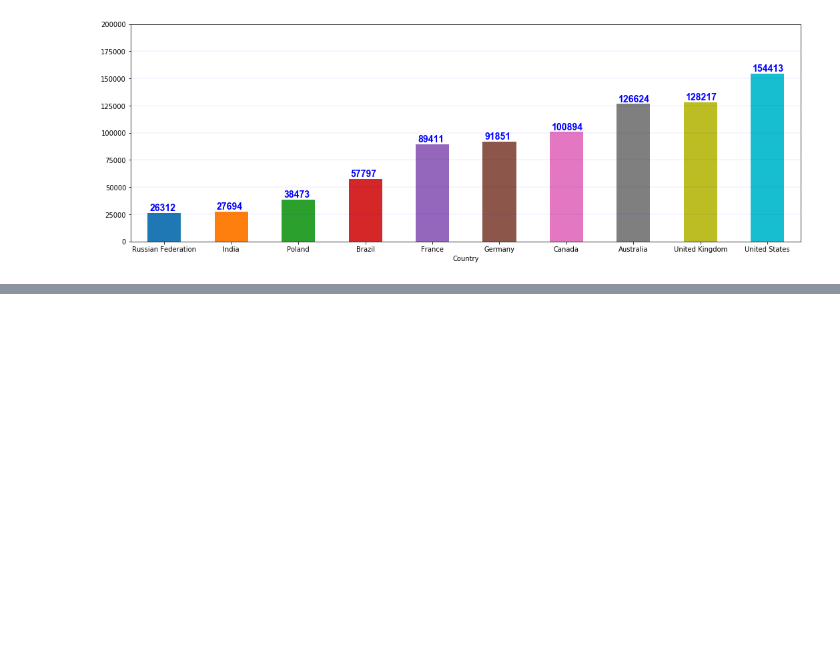
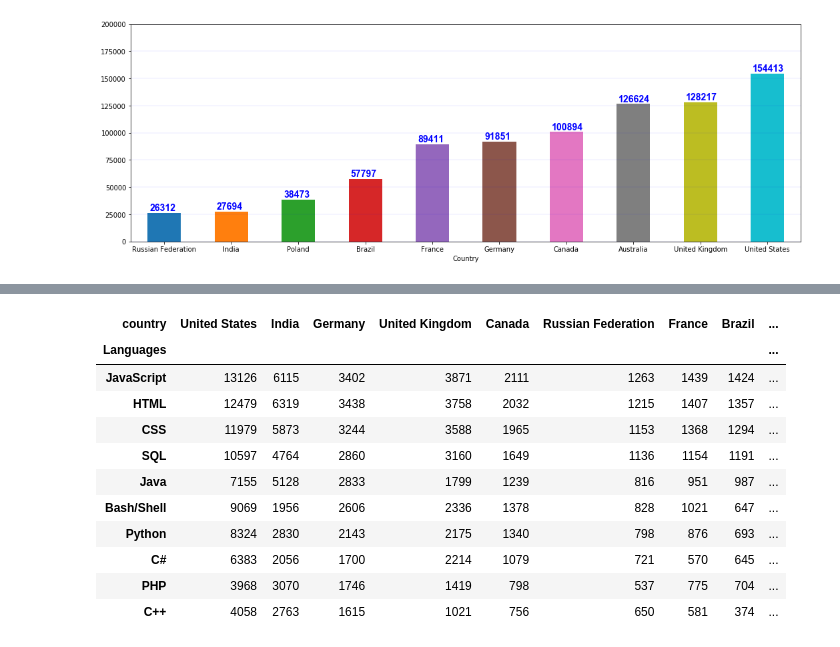
Before and after one commit to MadhukaraBS/python-challenge, a Jupyter notebook: Project-1/TechAnalysis.ipynb, the cells around one changed output, grey strips where cells are left out. Cells and saved outputs as stored; diff of their text form; code cells hidden in the pictures; blank space fills up the shorter version.

Commit message:
Updated code to use collections

```diff
--- a/Project-1/TechAnalysis.ipynb
+++ b/Project-1/TechAnalysis.ipynb
@@ -208,3 +208,9 @@ A value is trying to be set on a copy of a slice from a DataFrame
 See the caveats in the documentation: http://pandas.pydata.org/pandas-docs/stable/indexing.html#indexing-view-versus-copy
   if __name__ == '__main__':
 [figure]
+# %%
+top_lang
+sal_df = sel_df_c[['Country', 'LanguageWorkedWith']]
+sal_df.dropna(subset=['LanguageWorkedWith'], inplace=True)
+sal_df.head()
+top_countries
@@ -210,0 +232,30 @@ See the caveats in the documentation: http://pandas.pydata.org/pandas-docs/stabl
+# %%
+from collections import Counter
+
+grouped_languages = sal_df.groupby('Country')['LanguageWorkedWith'].agg(lambda col: ';'.join(col))
+
+rows = []
+
+for country, languages in grouped_languages.iteritems():
+    counts = Counter(languages.split(';'))
+    rows.append([country] + [counts.get(lang, 0) for lang in top_lang])
+
+new_df = pd.DataFrame.from_records(rows, columns=['country'] + top_lang)
+new_df = new_df.set_index('country')
+new_df
+aa = new_df.T[top_countries]
+aa.index.name='Languages'
+aa
+# %% [output]
+| country | United States | India | Germany | United Kingdom | Canada | Russian Federation | France | Brazil | ... |
+| Languages |  |  |  |  |  |  |  |  | ... |
+| JavaScript | 13126 | 6115 | 3402 | 3871 | 2111 | 1263 | 1439 | 1424 | ... |
+| HTML | 12479 | 6319 | 3438 | 3758 | 2032 | 1215 | 1407 | 1357 | ... |
+| CSS | 11979 | 5873 | 3244 | 3588 | 1965 | 1153 | 1368 | 1294 | ... |
+| SQL | 10597 | 4764 | 2860 | 3160 | 1649 | 1136 | 1154 | 1191 | ... |
+| Java | 7155 | 5128 | 2833 | 1799 | 1239 | 816 | 951 | 987 | ... |
+| Bash/Shell | 9069 | 1956 | 2606 | 2336 | 1378 | 828 | 1021 | 647 | ... |
+| Python | 8324 | 2830 | 2143 | 2175 | 1340 | 798 | 876 | 693 | ... |
+| C# | 6383 | 2056 | 1700 | 2214 | 1079 | 721 | 570 | 645 | ... |
+| PHP | 3968 | 3070 | 1746 | 1419 | 798 | 537 | 775 | 704 | ... |
+| C++ | 4058 | 2763 | 1615 | 1021 | 756 | 650 | 581 | 374 | ... |
```
Also changed, not shown: parts of 1 cell of this notebook.
